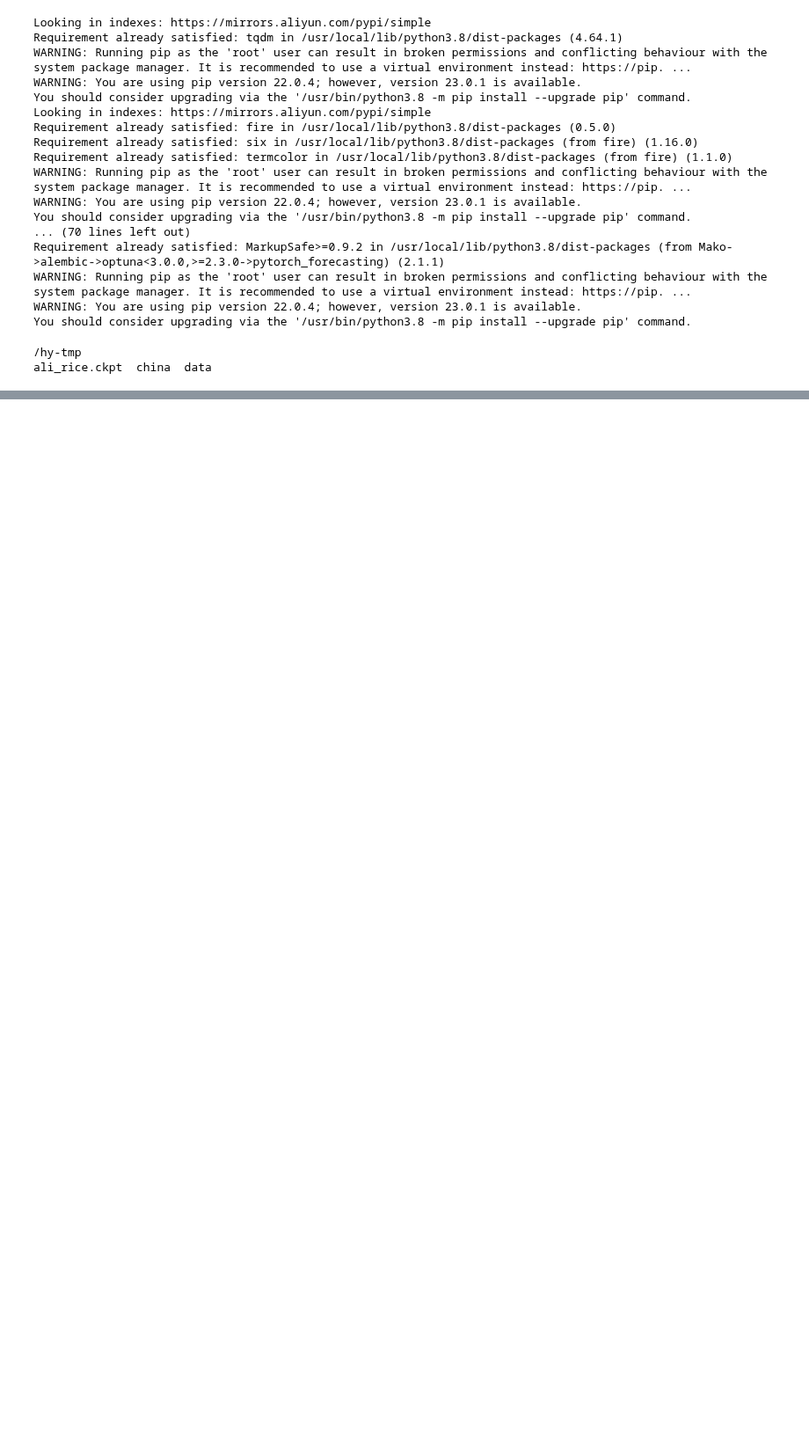
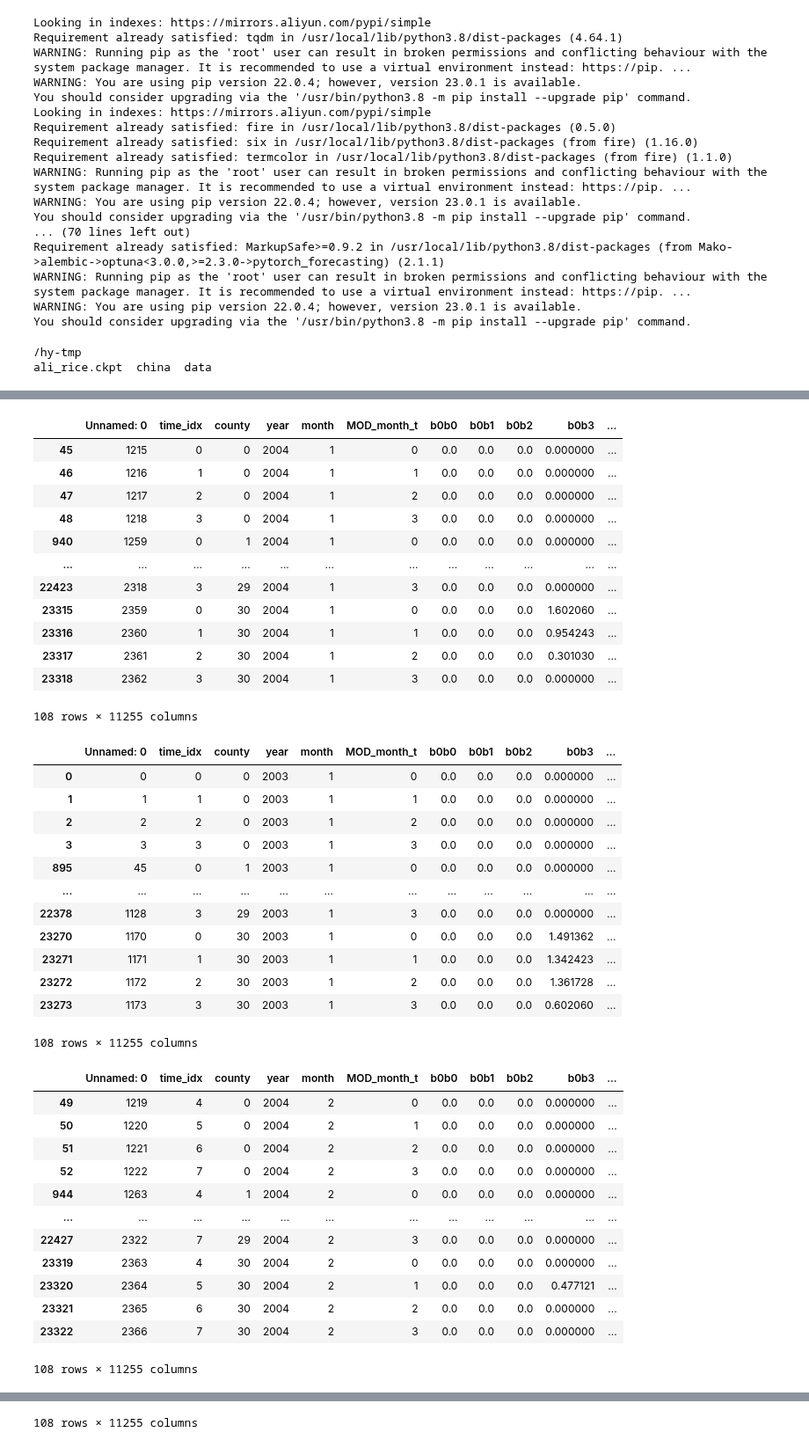
Before and after one commit to koyacolab/china, a Jupyter notebook: ALItrain.ipynb, the cells around one changed output, grey strips where cells are left out. Shown at 88% size. Saved outputs shown, nothing was run; the diff lists cells and outputs as text; code cells hidden in the pictures; blank space fills up the shorter version.

```diff
--- a/ALItrain.ipynb
+++ b/ALItrain.ipynb
@@ -118,3 +118,54 @@ DATASET loaded Mon Feb 27 22:15:58 2023
 | 24163 | 24163 | 43 | 30 | 2022 | 12 | 2 | 0.0 | 0.0 | 0.0 | 1.301030 | ... |
 | 24164 | 24164 | 44 | 30 | 2022 | 12 | 3 | 0.0 | 0.0 | 0.0 | 1.447158 | ... |
 24165 rows × 11255 columns
+# %%
+aliv = alidata[ alidata['year'] == '2004']
+alio = alidata[ alidata['year'] == '2003']
+
+months = alidata['month'].unique()
+
+for month in months:
+    display(aliv[ aliv['month'] == month ])
+    display(alio[ alio['month'] == month ])
+
+fn
+# %% [output]
+|  | Unnamed: 0 | time_idx | county | year | month | MOD_month_t | b0b0 | b0b1 | b0b2 | b0b3 | ... |
+| 45 | 1215 | 0 | 0 | 2004 | 1 | 0 | 0.0 | 0.0 | 0.0 | 0.000000 | ... |
+| 46 | 1216 | 1 | 0 | 2004 | 1 | 1 | 0.0 | 0.0 | 0.0 | 0.000000 | ... |
+| 47 | 1217 | 2 | 0 | 2004 | 1 | 2 | 0.0 | 0.0 | 0.0 | 0.000000 | ... |
+| 48 | 1218 | 3 | 0 | 2004 | 1 | 3 | 0.0 | 0.0 | 0.0 | 0.000000 | ... |
+| 940 | 1259 | 0 | 1 | 2004 | 1 | 0 | 0.0 | 0.0 | 0.0 | 0.000000 | ... |
+| ... | ... | ... | ... | ... | ... | ... | ... | ... | ... | ... | ... |
+| 22423 | 2318 | 3 | 29 | 2004 | 1 | 3 | 0.0 | 0.0 | 0.0 | 0.000000 | ... |
+| 23315 | 2359 | 0 | 30 | 2004 | 1 | 0 | 0.0 | 0.0 | 0.0 | 1.602060 | ... |
+| 23316 | 2360 | 1 | 30 | 2004 | 1 | 1 | 0.0 | 0.0 | 0.0 | 0.954243 | ... |
+| 23317 | 2361 | 2 | 30 | 2004 | 1 | 2 | 0.0 | 0.0 | 0.0 | 0.301030 | ... |
+| 23318 | 2362 | 3 | 30 | 2004 | 1 | 3 | 0.0 | 0.0 | 0.0 | 0.000000 | ... |
+108 rows × 11255 columns
+|  | Unnamed: 0 | time_idx | county | year | month | MOD_month_t | b0b0 | b0b1 | b0b2 | b0b3 | ... |
+| 0 | 0 | 0 | 0 | 2003 | 1 | 0 | 0.0 | 0.0 | 0.0 | 0.000000 | ... |
+| 1 | 1 | 1 | 0 | 2003 | 1 | 1 | 0.0 | 0.0 | 0.0 | 0.000000 | ... |
+| 2 | 2 | 2 | 0 | 2003 | 1 | 2 | 0.0 | 0.0 | 0.0 | 0.000000 | ... |
+| 3 | 3 | 3 | 0 | 2003 | 1 | 3 | 0.0 | 0.0 | 0.0 | 0.000000 | ... |
+| 895 | 45 | 0 | 1 | 2003 | 1 | 0 | 0.0 | 0.0 | 0.0 | 0.000000 | ... |
+| ... | ... | ... | ... | ... | ... | ... | ... | ... | ... | ... | ... |
+| 22378 | 1128 | 3 | 29 | 2003 | 1 | 3 | 0.0 | 0.0 | 0.0 | 0.000000 | ... |
+| 23270 | 1170 | 0 | 30 | 2003 | 1 | 0 | 0.0 | 0.0 | 0.0 | 1.491362 | ... |
+| 23271 | 1171 | 1 | 30 | 2003 | 1 | 1 | 0.0 | 0.0 | 0.0 | 1.342423 | ... |
+| 23272 | 1172 | 2 | 30 | 2003 | 1 | 2 | 0.0 | 0.0 | 0.0 | 1.361728 | ... |
+| 23273 | 1173 | 3 | 30 | 2003 | 1 | 3 | 0.0 | 0.0 | 0.0 | 0.602060 | ... |
+108 rows × 11255 columns
+|  | Unnamed: 0 | time_idx | county | year | month | MOD_month_t | b0b0 | b0b1 | b0b2 | b0b3 | ... |
+| 49 | 1219 | 4 | 0 | 2004 | 2 | 0 | 0.0 | 0.0 | 0.0 | 0.000000 | ... |
+| 50 | 1220 | 5 | 0 | 2004 | 2 | 1 | 0.0 | 0.0 | 0.0 | 0.000000 | ... |
+| 51 | 1221 | 6 | 0 | 2004 | 2 | 2 | 0.0 | 0.0 | 0.0 | 0.000000 | ... |
+| 52 | 1222 | 7 | 0 | 2004 | 2 | 3 | 0.0 | 0.0 | 0.0 | 0.000000 | ... |
+| 944 | 1263 | 4 | 1 | 2004 | 2 | 0 | 0.0 | 0.0 | 0.0 | 0.000000 | ... |
+| ... | ... | ... | ... | ... | ... | ... | ... | ... | ... | ... | ... |
+| 22427 | 2322 | 7 | 29 | 2004 | 2 | 3 | 0.0 | 0.0 | 0.0 | 0.000000 | ... |
+| 23319 | 2363 | 4 | 30 | 2004 | 2 | 0 | 0.0 | 0.0 | 0.0 | 0.000000 | ... |
+| 23320 | 2364 | 5 | 30 | 2004 | 2 | 1 | 0.0 | 0.0 | 0.0 | 0.477121 | ... |
+| 23321 | 2365 | 6 | 30 | 2004 | 2 | 2 | 0.0 | 0.0 | 0.0 | 0.000000 | ... |
+| 23322 | 2366 | 7 | 30 | 2004 | 2 | 3 | 0.0 | 0.0 | 0.0 | 0.000000 | ... |
+108 rows × 11255 columns
@@ -120,0 +184 @@ DATASET loaded Mon Feb 27 22:15:58 2023
+108 rows × 11255 columns
```
Also changed, not shown: parts of 6 cells of this notebook.
